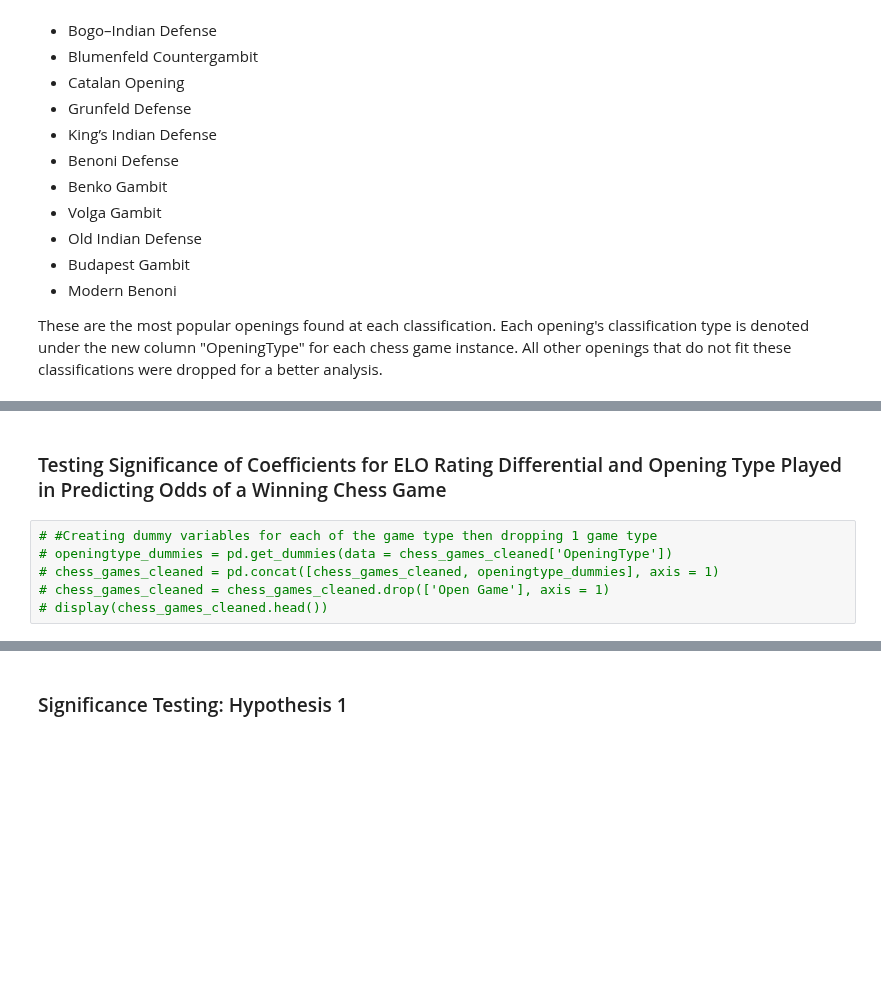
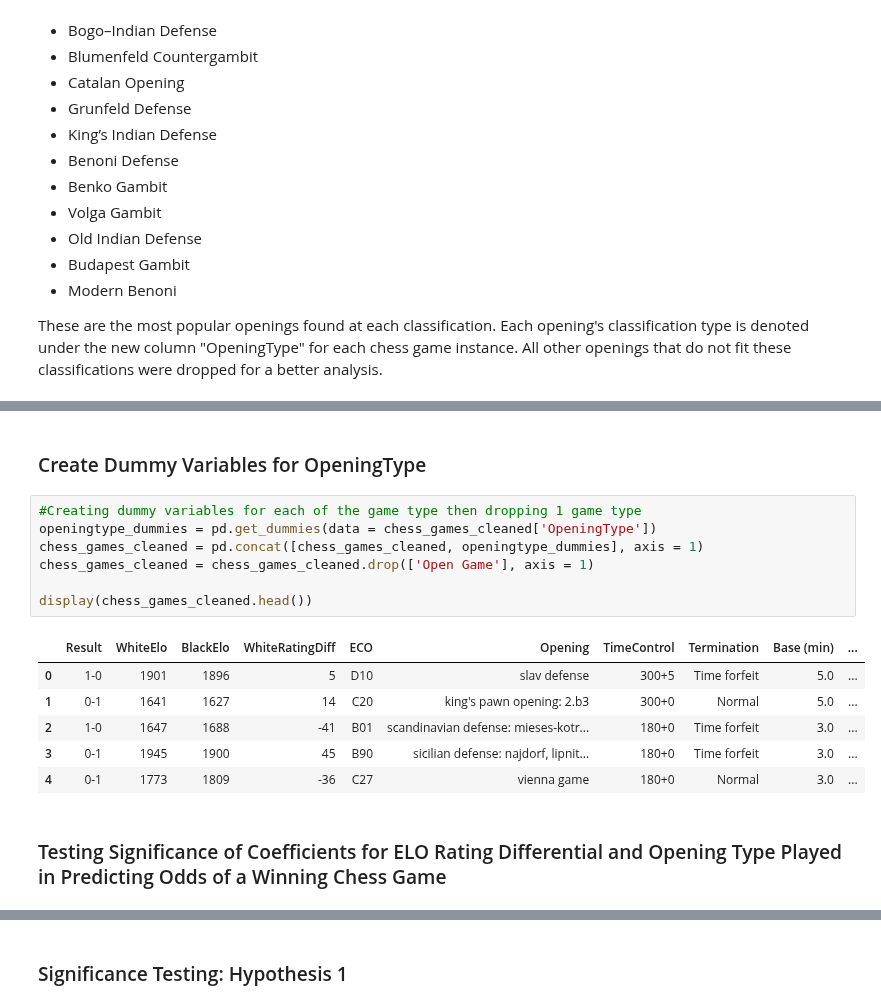
Before and after one commit to jeanie-liu/chess_win_predictor, a Jupyter notebook: phase4.ipynb, the cells around one changed output, grey strips where cells are left out. Cells and saved outputs as stored; diff of their text form; blank space fills up the shorter version.

```diff
--- a/phase4.ipynb
+++ b/phase4.ipynb
@@ -453,11 +454,21 @@ display(chess_games_cleaned.head(50))
 | 62 | 1-0 | 1894 | 1655 | 239 | B12 | caro-kann defense: advance variat... | 300+0 | Normal | 5.0 | ... |
 | 63 | 1-0 | 1782 | 1517 | 265 | A45 | indian game | 180+0 | Time forfeit | 3.0 | ... |
 | 64 | 0-1 | 1515 | 1540 | -25 | C42 | petrov's defense | 300+0 | Normal | 5.0 | ... |
+# %% [markdown]
+### Create Dummy Variables for OpeningType
+# %%
+#Creating dummy variables for each of the game type then dropping 1 game type
+openingtype_dummies = pd.get_dummies(data = chess_games_cleaned['OpeningType'])
+chess_games_cleaned = pd.concat([chess_games_cleaned, openingtype_dummies], axis = 1)
+chess_games_cleaned = chess_games_cleaned.drop(['Open Game'], axis = 1)
+
+display(chess_games_cleaned.head())
+# %% [output]
+|  | Result | WhiteElo | BlackElo | WhiteRatingDiff | ECO | Opening | TimeControl | Termination | Base (min) | ... |
+| 0 | 1-0 | 1901 | 1896 | 5 | D10 | slav defense | 300+5 | Time forfeit | 5.0 | ... |
+| 1 | 0-1 | 1641 | 1627 | 14 | C20 | king's pawn opening: 2.b3 | 300+0 | Normal | 5.0 | ... |
+| 2 | 1-0 | 1647 | 1688 | -41 | B01 | scandinavian defense: mieses-kotr... | 180+0 | Time forfeit | 3.0 | ... |
+| 3 | 0-1 | 1945 | 1900 | 45 | B90 | sicilian defense: najdorf, lipnit... | 180+0 | Time forfeit | 3.0 | ... |
+| 4 | 0-1 | 1773 | 1809 | -36 | C27 | vienna game | 180+0 | Normal | 3.0 | ... |
 # %% [markdown]
 ### Testing Significance of Coefficients for ELO Rating Differential and Opening Type Played in Predicting Odds of a Winning Chess Game
-# %%
-# #Creating dummy variables for each of the game type then dropping 1 game type
-# openingtype_dummies = pd.get_dummies(data = chess_games_cleaned['OpeningType'])
-# chess_games_cleaned = pd.concat([chess_games_cleaned, openingtype_dummies], axis = 1)
-# chess_games_cleaned = chess_games_cleaned.drop(['Open Game'], axis = 1)
-# display(chess_games_cleaned.head())
```
Also changed, not shown: parts of 18 cells of this notebook.
